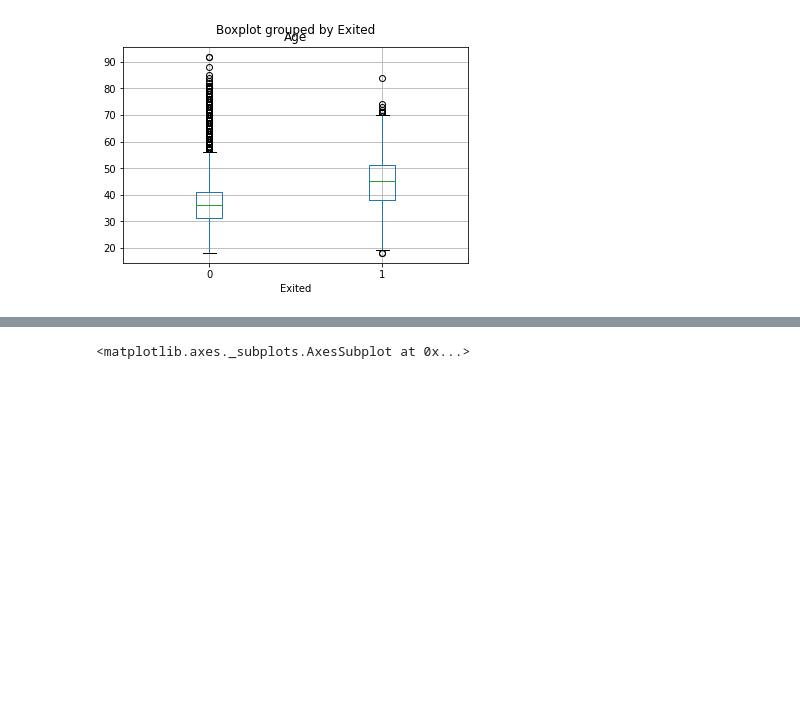
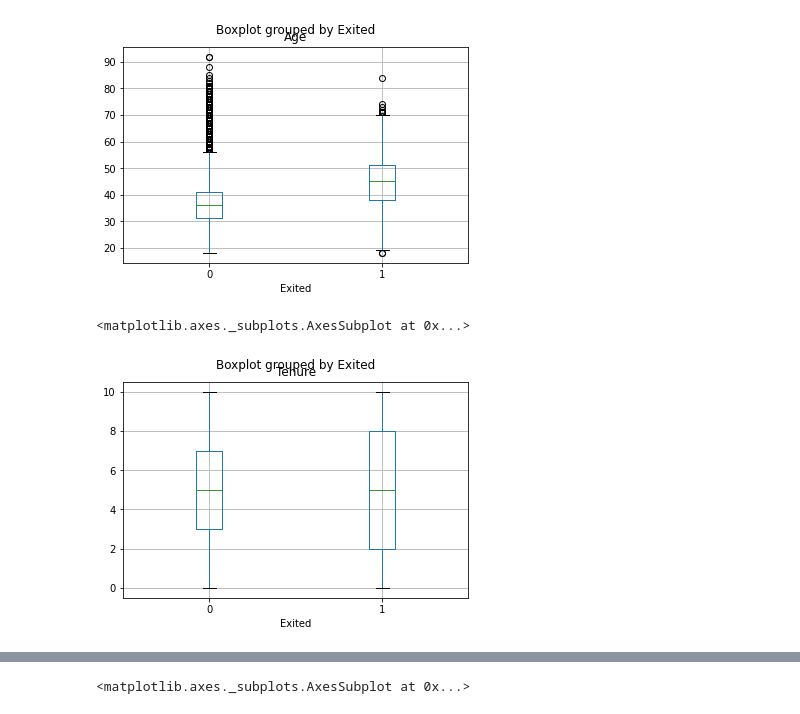
Before and after one commit to J-TKim/Data_mining_for_business, a Jupyter notebook: Project_2.ipynb, the cells around one changed output, grey strips where cells are left out. Saved outputs shown, nothing was run; the diff lists cells and outputs as text; code cells hidden in the pictures; blank space fills up the shorter version.

```diff
--- a/Project_2.ipynb
+++ b/Project_2.ipynb
@@ -104,3 +104,8 @@ df.boxplot(column=["Age"], by="Exited")
 # %% [output]
 <matplotlib.axes._subplots.AxesSubplot at 0x...>
 [figure]
+# %%
+df.boxplot(column=["Tenure"], by="Exited")
+# %% [output]
+<matplotlib.axes._subplots.AxesSubplot at 0x...>
+[figure, added]
```
Also changed, not shown: parts of 10 cells of this notebook.
